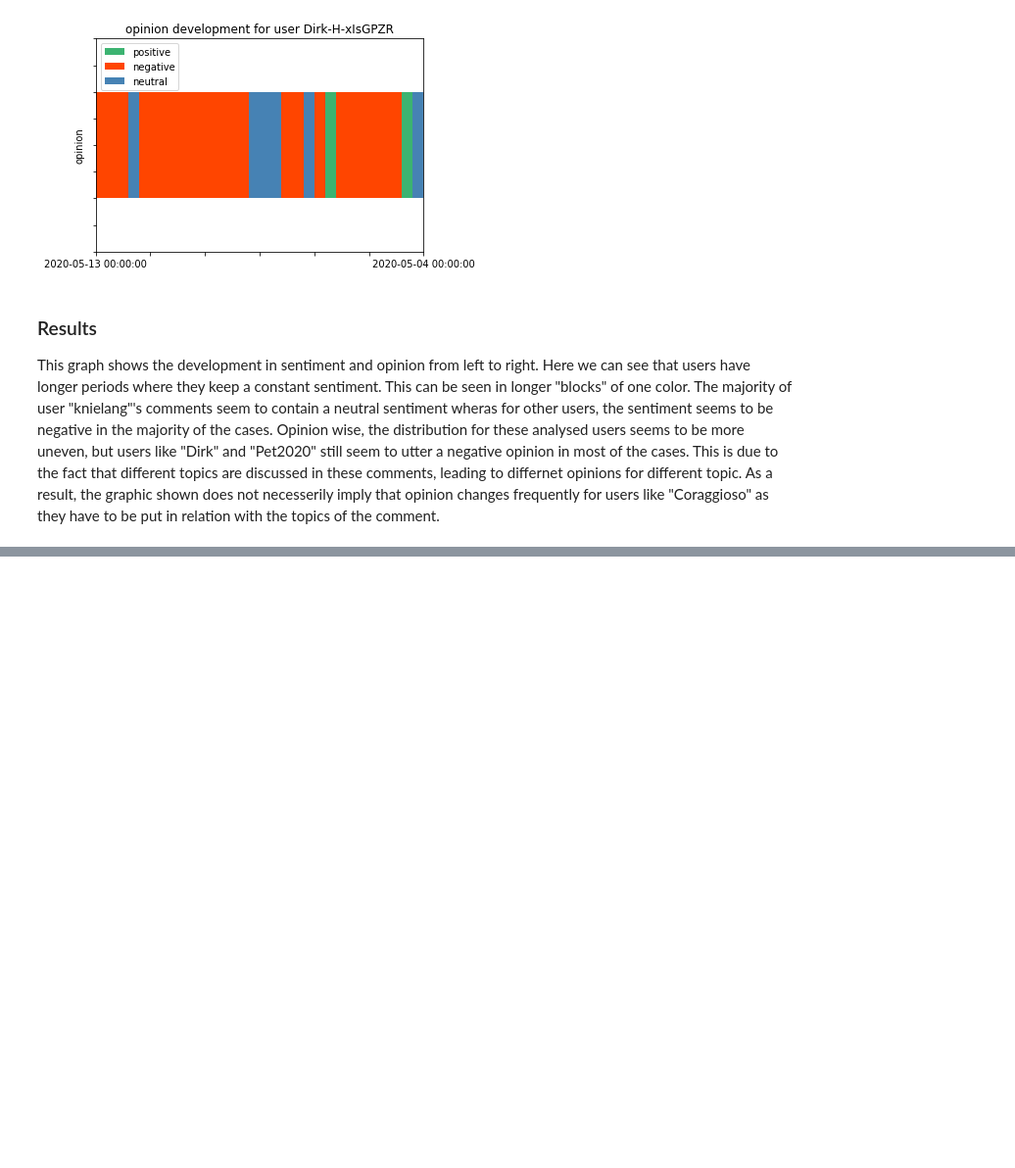
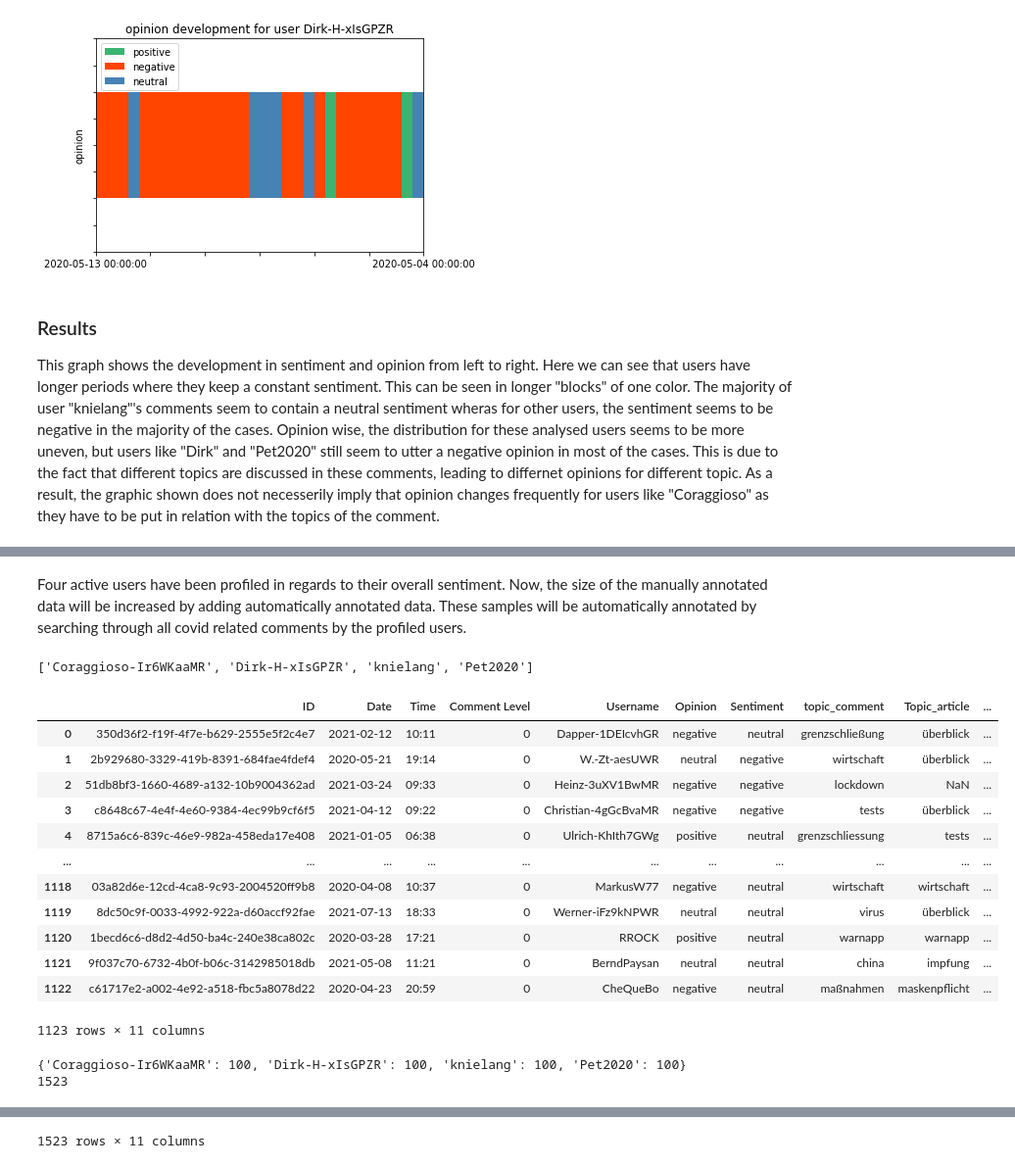
Before and after one commit to KirchnerS/Masterarbeit, a Jupyter notebook: data_exploration.ipynb, the cells around one changed output, grey strips where cells are left out. Shown: that part at 98% size. Saved outputs shown, nothing was run; the diff lists cells and outputs as text; code cells hidden in the pictures; blank space fills up the shorter version.

```diff
--- a/data_exploration.ipynb
+++ b/data_exploration.ipynb
@@ -585,0 +650,44 @@ Here we can see that users have longer periods where they keep a constant sentim
+# %%
+### Most common sentiment to user dict
+
+common_sentiment = {user:"" for user in os.listdir("annotated_data/users")}
+
+for user in common_sentiment.keys():
+    df = pd.read_csv("annotated_data/users/" + user, header=0, nrows=30)
+    common_sentiment[user] = mode(df["Sentiment"])
+# %% [markdown]
+Four active users have been profiled in regards to their overall sentiment. Now, the size of the manually annotated data will be increased by adding automatically annotated data. These samples will be automatically annotated by searching through all covid related comments by the profiled users.
+# %%
+
+alle_kommentare = pd.read_csv("shuffled_corona_relevante_kommentare.txt", names=["ID", "Date", "Time", "Comment Level", "Username", "Opinion", "Sentiment", "topic_comment", "Topic_article", "comment"], delimiter="\t")
+annotierte_kommentare = pd.read_csv("annotated_data/annotated_data_with_users.csv", names = ["ID", "Date", "Time", "Comment Level", "Username", "Opinion", "Sentiment", "topic_comment", "Topic_article", "comment", "Annotation_Method"])
+username = [user.split("_")[0] for user in common_sentiment.keys()]
+print(username)
+display(annotierte_kommentare)
+
+counts = {user:0 for user in username}
+for index, row in alle_kommentare.iterrows():
+    if row["Username"] in username and counts[row["Username"]] < 100:
+        annotierte_kommentare = annotierte_kommentare.append(row)
+        counts[row["Username"]] += 1
+
+print(counts)
+print(len(annotierte_kommentare))
+display(annotierte_kommentare)
+# %% [output]
+['Coraggioso-Ir6WKaaMR', 'Dirk-H-xIsGPZR', 'knielang', 'Pet2020']
+|  | ID | Date | Time | Comment Level | Username | Opinion | Sentiment | topic_comment | Topic_article | ... |
+| 0 | 350d36f2-f19f-4f7e-b629-2555e5f2c4e7 | 2021-02-12 | 10:11 | 0 | Dapper-1DEIcvhGR | negative | neutral | grenzschließung | überblick | ... |
+| 1 | 2b929680-3329-419b-8391-684fae4fdef4 | 2020-05-21 | 19:14 | 0 | W.-Zt-aesUWR | neutral | negative | wirtschaft | überblick | ... |
+| 2 | 51db8bf3-1660-4689-a132-10b9004362ad | 2021-03-24 | 09:33 | 0 | Heinz-3uXV1BwMR | negative | negative | lockdown | NaN | ... |
+| 3 | c8648c67-4e4f-4e60-9384-4ec99b9cf6f5 | 2021-04-12 | 09:22 | 0 | Christian-4gGcBvaMR | negative | negative | tests | überblick | ... |
+| 4 | 8715a6c6-839c-46e9-982a-458eda17e408 | 2021-01-05 | 06:38 | 0 | Ulrich-KhIth7GWg | positive | neutral | grenzschliessung | tests | ... |
+| ... | ... | ... | ... | ... | ... | ... | ... | ... | ... | ... |
+| 1118 | 03a82d6e-12cd-4ca8-9c93-2004520ff9b8 | 2020-04-08 | 10:37 | 0 | MarkusW77 | negative | neutral | wirtschaft | wirtschaft | ... |
+| 1119 | 8dc50c9f-0033-4992-922a-d60accf92fae | 2021-07-13 | 18:33 | 0 | Werner-iFz9kNPWR | neutral | neutral | virus | überblick | ... |
+| 1120 | 1becd6c6-d8d2-4d50-ba4c-240e38ca802c | 2020-03-28 | 17:21 | 0 | RROCK | positive | neutral | warnapp | warnapp | ... |
+| 1121 | 9f037c70-6732-4b0f-b06c-3142985018db | 2021-05-08 | 11:21 | 0 | BerndPaysan | neutral | neutral | china | impfung | ... |
+| 1122 | c61717e2-a002-4e92-a518-fbc5a8078d22 | 2020-04-23 | 20:59 | 0 | CheQueBo | negative | neutral | maßnahmen | maskenpflicht | ... |
+1123 rows × 11 columns
+{'Coraggioso-Ir6WKaaMR': 100, 'Dirk-H-xIsGPZR': 100, 'knielang': 100, 'Pet2020': 100}
+1523
@@ -585,0 +706 @@ Here we can see that users have longer periods where they keep a constant sentim
+1523 rows × 11 columns
```
Also changed, not shown: parts of 10 cells of this notebook, 1 other file.
